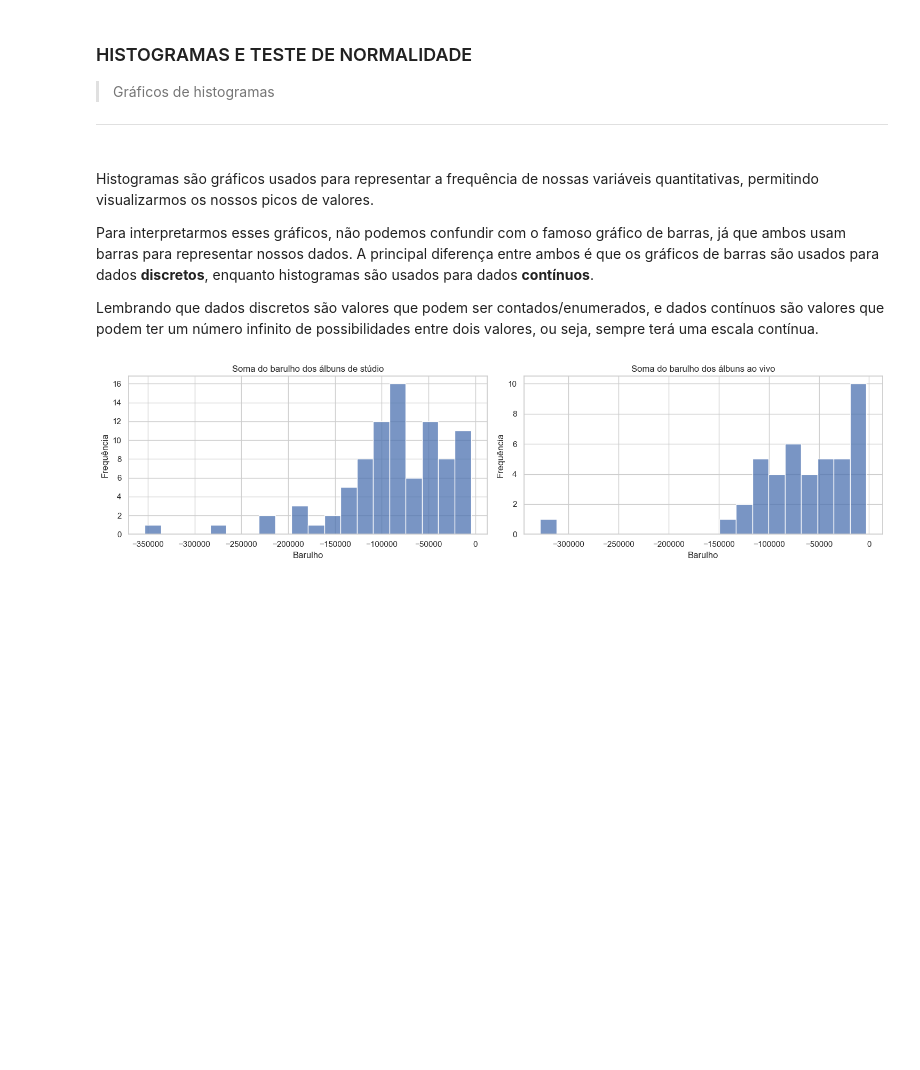
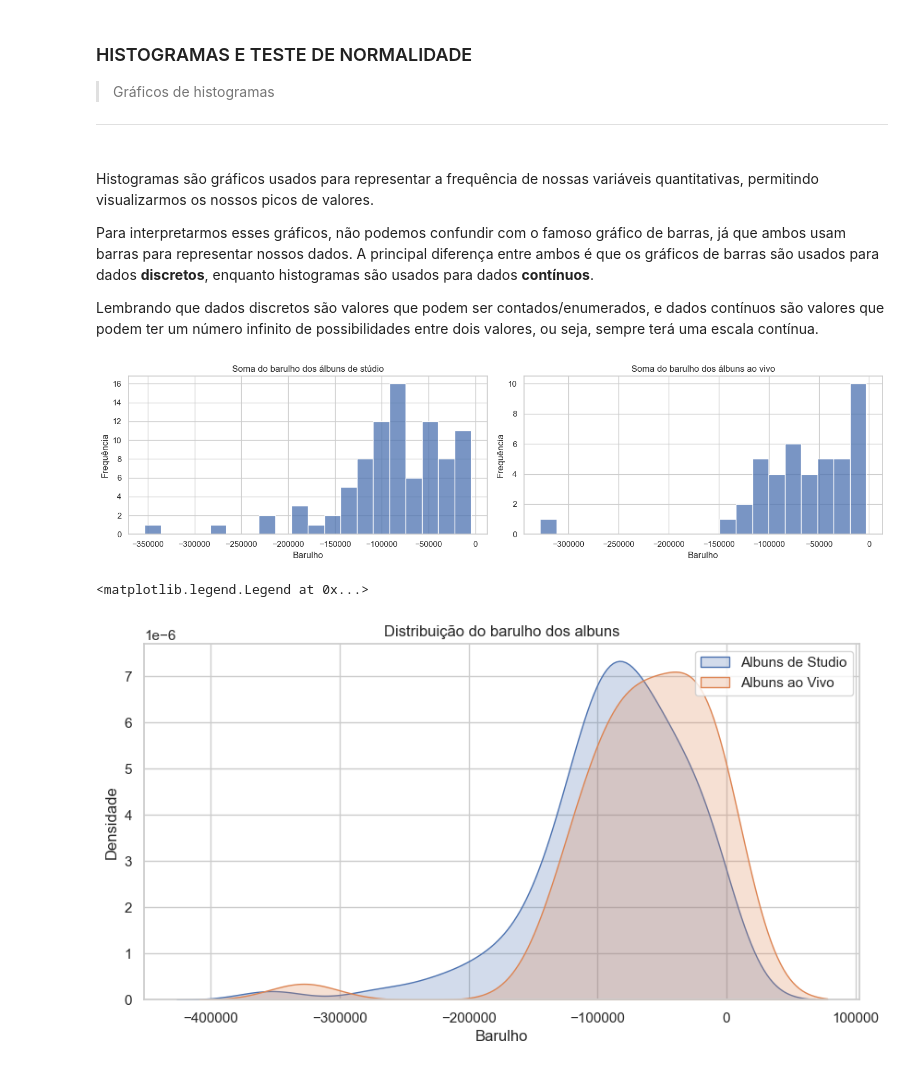
Before and after one commit to DeboraPascoarelli/FIAP_F2A02_ANALISE_EXPLORATORIA_DE_DADOS_EDA, a Jupyter notebook: FASE_2 - MACHINE LEARNIG AND TIME SERIES.ipynb, the cells around one changed output. Cells and saved outputs as stored; diff of their text form; code cells hidden in the pictures; blank space fills up the shorter version.

```diff
--- a/FASE_2 - MACHINE LEARNIG AND TIME SERIES.ipynb
+++ b/FASE_2 - MACHINE LEARNIG AND TIME SERIES.ipynb
@@ -996,3 +996,18 @@ fig.tight_layout()
 plt.show()
 # %% [output]
 [figure]
+# %%
+#Uma outra forma de visualizarmos a distruibuição da frequência dos valores é criando um gráfico de densidade.
+plt.figure(figsize=(10,5))
+
+#Criando o gráfico de densidade usando ambos dataframes
+sns.kdeplot(data=df_studio, label="Albuns de Studio", fill=True)
+sns.kdeplot(data=df_ao_vivo, label="Albuns ao Vivo", fill=True)
+
+plt.title('Distribuição do barulho dos albuns')
+plt.xlabel('Barulho')
+plt.ylabel('Densidade')
+plt.legend()
+# %% [output]
+<matplotlib.legend.Legend at 0x...>
+[figure, added]
```
Also changed, not shown: parts of 17 cells of this notebook.
